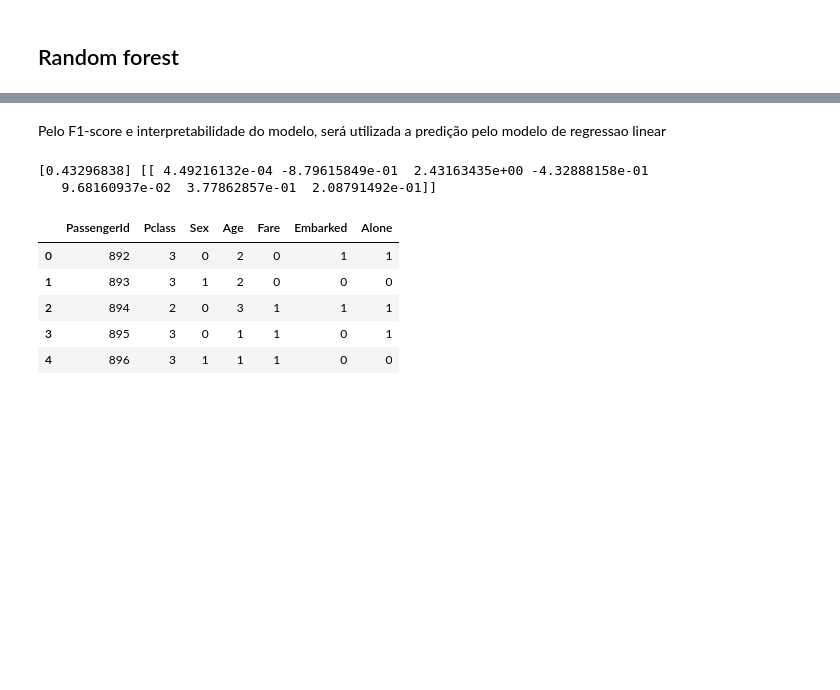
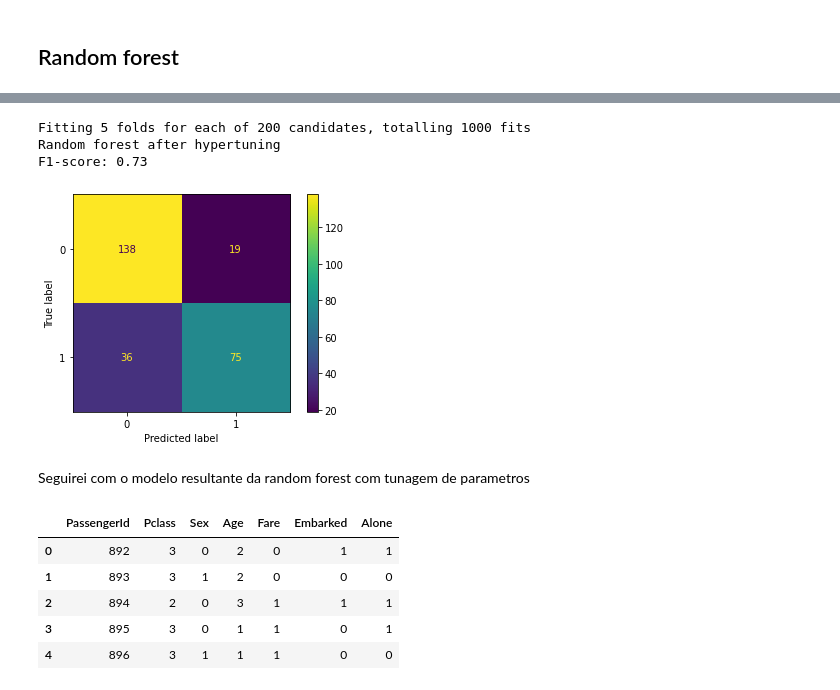
Before and after one commit to henriqueLD/CompetitionsKaggle, a Jupyter notebook: Titanic/pipeline.ipynb, the cells around one changed output, grey strips where cells are left out. Drawn from its saved outputs; the diff is of its cells as text; code cells hidden in the pictures; blank space fills up the shorter version.

```diff
--- a/Titanic/pipeline.ipynb
+++ b/Titanic/pipeline.ipynb
@@ -326,7 +318,0 @@ F1-score: 0.74
-# %% [markdown]
-Pelo F1-score e interpretabilidade do modelo, será utilizada a predição pelo modelo de regressao linear
-# %%
-print(m_logreg.intercept_, m_logreg.coef_)
-# %% [output]
-[0.43296838] [[ 4.49216132e-04 -8.79615849e-01  2.43163435e+00 -4.32888158e-01
-   9.68160937e-02  3.77862857e-01  2.08791492e-01]]
@@ -334,0 +319,44 @@ y_test_out = m_logreg.predict(test_df)
+# %%
+# tuning random forest hyperparameters
+
+# number of trees in random forest
+n_estimators = [int(x) for x in np.linspace(start = 50, stop = 500, num = 10)]
+# number of features to consider at every split
+max_features = ['auto', 'sqrt']
+# max number of levels in tree
+max_depth = [int(x) for x in np.linspace(2, 30, num = 15)]
+max_depth.append(None)
+# min number of samples required to split a node
+min_samples_split = [2, 5, 10]
+# Minimum number of samples required at each leaf node
+min_samples_leaf = [1, 2, 4]
+# Method of selecting samples for training each tree
+bootstrap = [True, False]
+
+random_grid = {'n_estimators': n_estimators,
+               'max_features': max_features,
+               'max_depth': max_depth,
+               'min_samples_split': min_samples_split,
+               'min_samples_leaf': min_samples_leaf,
+               'bootstrap': bootstrap}
+
+m_rf_tuned = RandomForestClassifier()
+
+rf_random = RandomizedSearchCV(estimator = m_rf_tuned, param_distributions = random_grid, n_iter = 200, cv = 5, verbose=2, random_state=42, n_jobs = -1)
+rf_random.fit(x_train, y_train)
+
+pred_rf_tuned = rf_random.predict(x_validation)
+
+cm = confusion_matrix(y_validation, pred_rf_tuned, labels=rf_random.classes_)
+disp = ConfusionMatrixDisplay(confusion_matrix=cm,
+                               display_labels=rf_random.classes_)
+disp.plot()
+print("Random forest after hypertuning\nF1-score:", round(f1_score(y_validation, pred_rf_tuned), 2) )
+# %% [output]
+Fitting 5 folds for each of 200 candidates, totalling 1000 fits
+Random forest after hypertuning
+F1-score: 0.73
+[figure, added]
+# %% [markdown]
+
+Seguirei com o modelo resultante da random forest com tunagem de parametros
```
Also changed, not shown: parts of 6 cells of this notebook, 1 other file.
